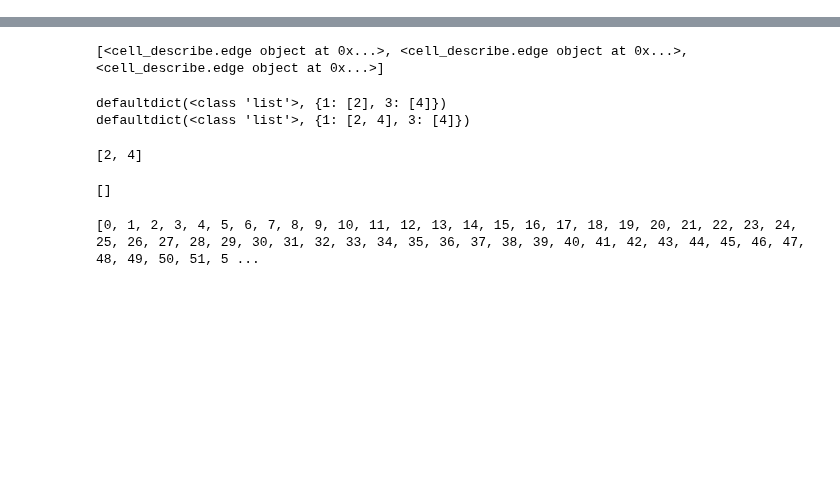
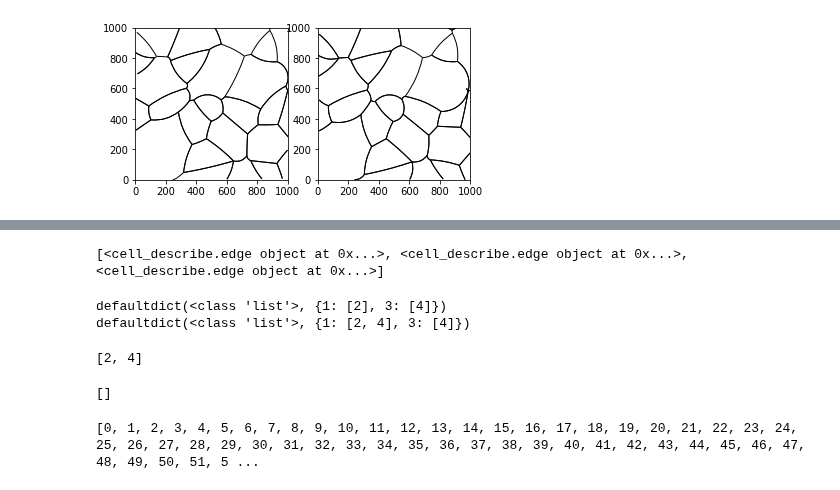
Before and after one commit to AllenCellModeling/DLITE, a Jupyter notebook: notebooks/Manual_tracing_1.ipynb, the cells around one changed output, grey strips where cells are left out. Cells and saved outputs as stored; diff of their text form; code cells hidden in the pictures; blank space fills up the shorter version.

```diff
--- a/notebooks/Manual_tracing_1.ipynb
+++ b/notebooks/Manual_tracing_1.ipynb
@@ -8,5 +8,5 @@ testing = manual_tracing_multiple(names)
 # %%
 t1, t2 = testing.initial_numbering(names[0])
 # %%
-now_nodes, new_dictionary, old_nodes, old_dictionary, combined_dict = testing.track_based_on_prev_t(names[0], names[1])
+now_nodes, old_nodes, combined_dict = testing.track_based_on_prev_t(names[0], names[1])
 # %%
@@ -32,3 +25,17 @@ defaultdict(list,
+# %%
+import matplotlib.pyplot as plt
+fig, (ax, ax1) = plt.subplots(1,2)
+indices = []
+for k, v in combined_dict.items():
+    indices.append(k)
+# indices = [0,3,4,5,6,7,8,9,10,11,12,13]
+ax.set(xlim = [0,1000], ylim = [0,1000], aspect = 1)
+ax1.set(xlim = [0,1000], ylim = [0,1000], aspect = 1)
+[e.plot(ax) for index in indices for e in combined_dict[index][0]]
+[e.plot(ax1) for index in indices for e in combined_dict[index][1]]
+plt.show()
+# %% [output]
+[figure, added]
 # %%
 import matplotlib.pyplot as plt
 fig, (ax, ax1) = plt.subplots(1,2)
```
Also changed, not shown: parts of 6 cells of this notebook, 8 other files.
